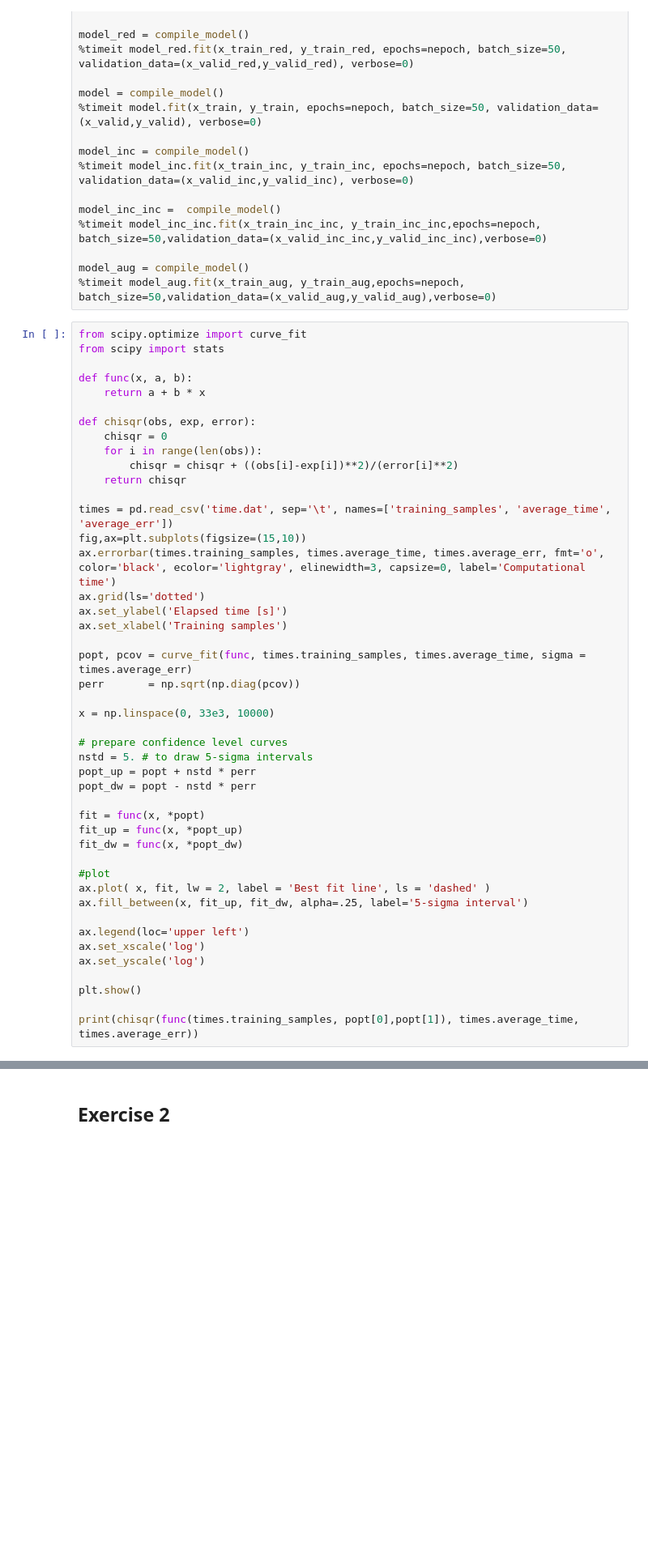
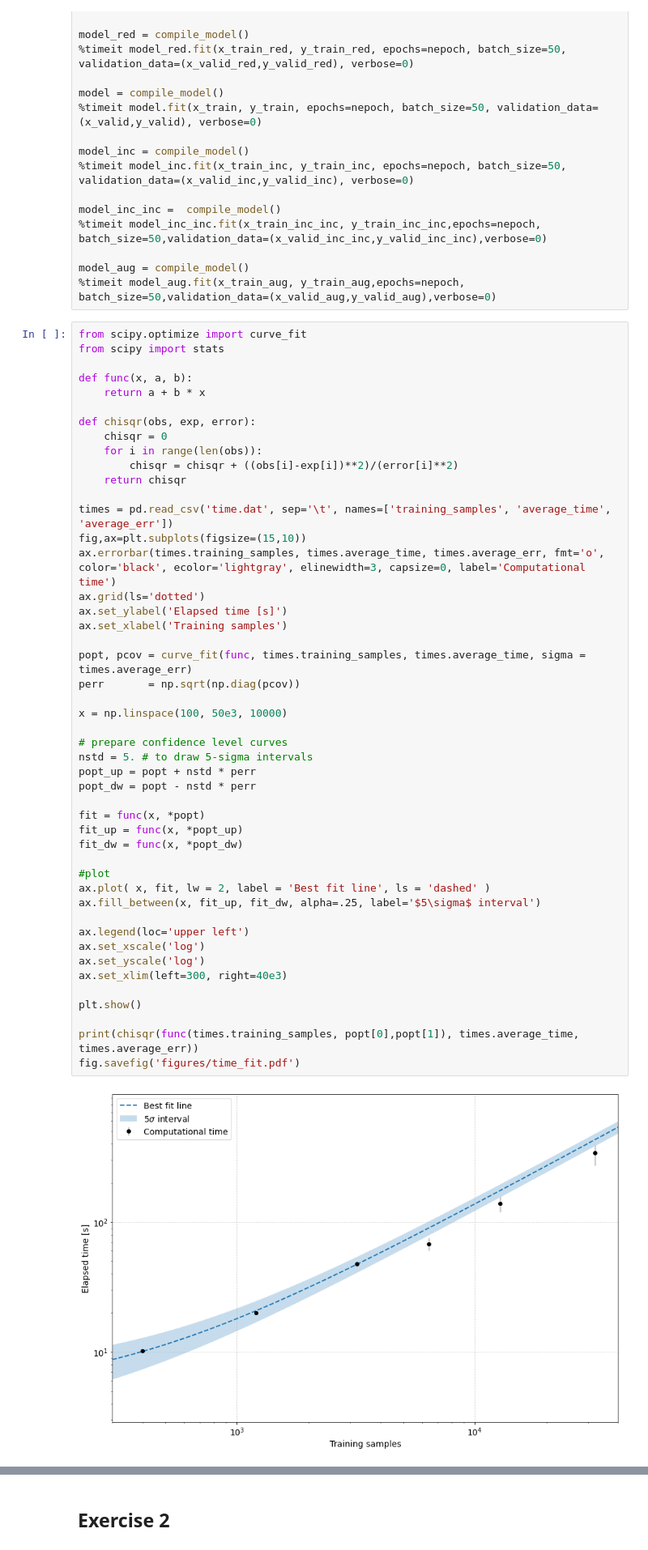
Before and after one commit to aidinattar/LoCP_MODB, a Jupyter notebook: Week2/exercises2.ipynb, the cells around one changed output, grey strips where cells are left out. Shown at 81% size. Cells and saved outputs as stored; diff of their text form; blank space fills up the shorter version.

```diff
--- a/Week2/exercises2.ipynb
+++ b/Week2/exercises2.ipynb
@@ -958,32 +958,36 @@ def chisqr(obs, exp, error):
 times = pd.read_csv('time.dat', sep='\t', names=['training_samples', 'average_time', 'average_err'])
 fig,ax=plt.subplots(figsize=(15,10))
 ax.errorbar(times.training_samples, times.average_time, times.average_err, fmt='o', color='black', ecolor='lightgray', elinewidth=3, capsize=0, label='Computational time')
 ax.grid(ls='dotted')
 ax.set_ylabel('Elapsed time [s]')
 ax.set_xlabel('Training samples')
 
 popt, pcov = curve_fit(func, times.training_samples, times.average_time, sigma = times.average_err)
 perr       = np.sqrt(np.diag(pcov))
 
-x = np.linspace(0, 33e3, 10000)
+x = np.linspace(100, 50e3, 10000)
 
 # prepare confidence level curves
 nstd = 5. # to draw 5-sigma intervals
 popt_up = popt + nstd * perr
 popt_dw = popt - nstd * perr
 
 fit = func(x, *popt)
 fit_up = func(x, *popt_up)
 fit_dw = func(x, *popt_dw)
 
 #plot
 ax.plot( x, fit, lw = 2, label = 'Best fit line', ls = 'dashed' )
-ax.fill_between(x, fit_up, fit_dw, alpha=.25, label='5-sigma interval')
+ax.fill_between(x, fit_up, fit_dw, alpha=.25, label='$5\sigma$ interval')
 
 ax.legend(loc='upper left')
 ax.set_xscale('log')
 ax.set_yscale('log')
+ax.set_xlim(left=300, right=40e3)
 
 plt.show()
 
 print(chisqr(func(times.training_samples, popt[0],popt[1]), times.average_time, times.average_err))
+fig.savefig('figures/time_fit.pdf')
+# %% [output]
+[figure, added]
```
Also changed, not shown: parts of 1 cell of this notebook, 1 other file.
